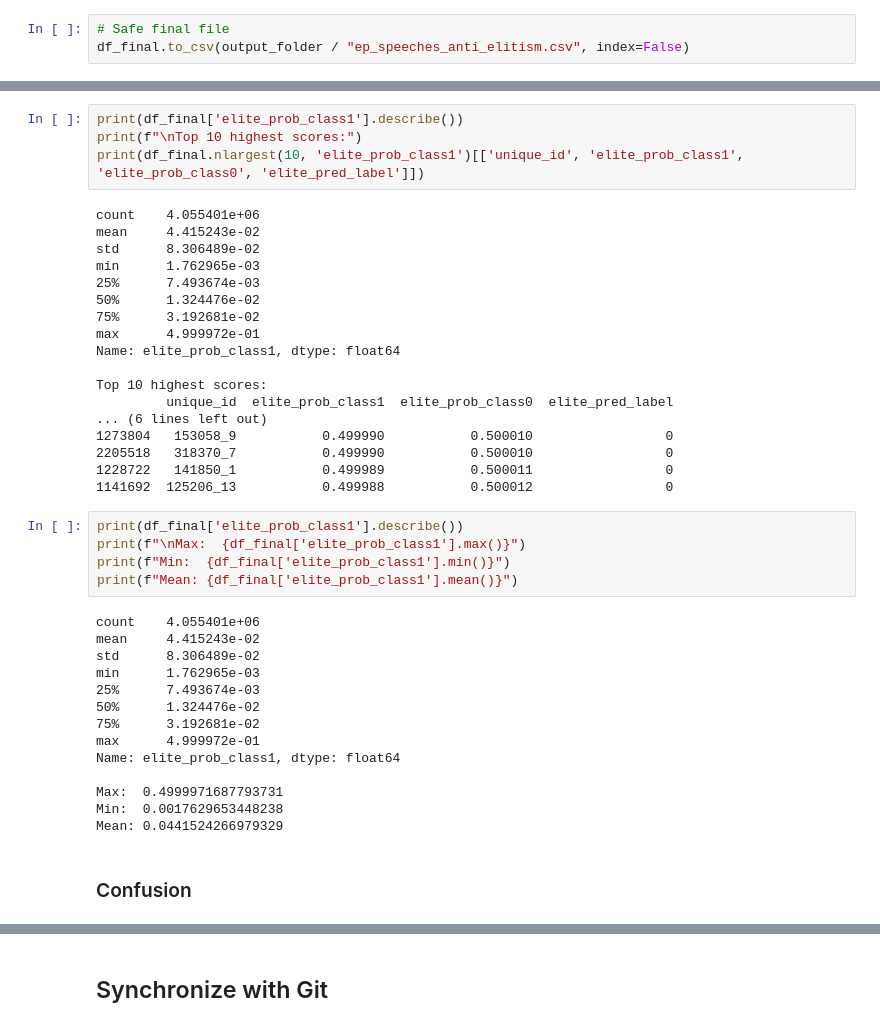
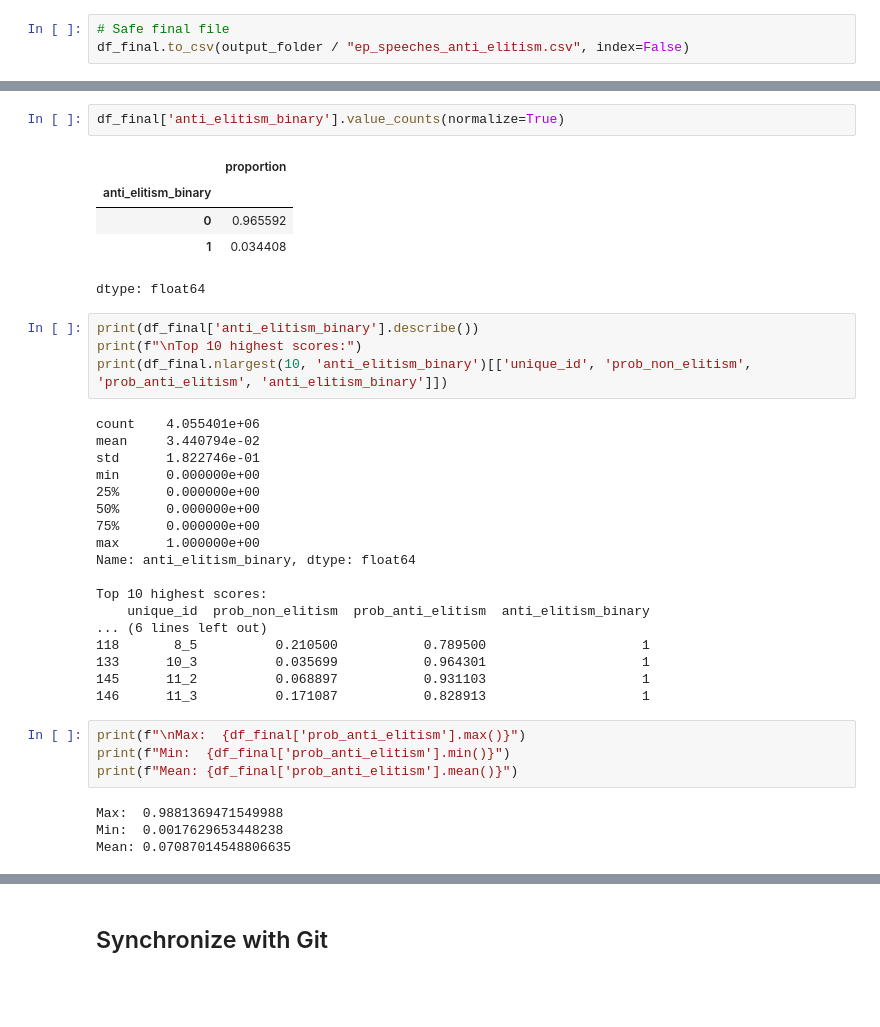
Before and after one commit to gransera/ep_populism_classification, a Jupyter notebook: notebooks/02_model_application_elite.ipynb, the cells around one changed output, grey strips where cells are left out. Drawn from its saved outputs; the diff is of its cells as text; blank space fills up the shorter version.

```diff
--- a/notebooks/02_model_application_elite.ipynb
+++ b/notebooks/02_model_application_elite.ipynb
@@ -251,44 +239,39 @@ df_final['elite_pred_label'].value_counts()
 dtype: int64
+# %%
+df_final['anti_elitism_binary'].value_counts(normalize=True)
+# %% [output]
+|  | proportion |
+| anti_elitism_binary |  |
+| 0 | 0.965592 |
+| 1 | 0.034408 |
+dtype: float64
 # %%
-print(df_final['elite_prob_class1'].describe())
+print(df_final['anti_elitism_binary'].describe())
 print(f"\nTop 10 highest scores:")
-print(df_final.nlargest(10, 'elite_prob_class1')[['unique_id', 'elite_prob_class1', 'elite_prob_class0', 'elite_pred_label']])
+print(df_final.nlargest(10, 'anti_elitism_binary')[['unique_id', 'prob_non_elitism', 'prob_anti_elitism', 'anti_elitism_binary']])
 # %% [output]
 count    4.055401e+06
-mean     4.415243e-02
-std      8.306489e-02
-min      1.762965e-03
-25%      7.493674e-03
-50%      1.324476e-02
-75%      3.192681e-02
-max      4.999972e-01
-Name: elite_prob_class1, dtype: float64
+mean     3.440794e-02
+std      1.822746e-01
+min      0.000000e+00
+25%      0.000000e+00
+50%      0.000000e+00
+75%      0.000000e+00
+max      1.000000e+00
+Name: anti_elitism_binary, dtype: float64
 
 Top 10 highest scores:
-         unique_id  elite_prob_class1  elite_prob_class0  elite_pred_label
+    unique_id  prob_non_elitism  prob_anti_elitism  anti_elitism_binary
 ... (6 lines left out)
-1273804   153058_9           0.499990           0.500010                 0
-2205518   318370_7           0.499990           0.500010                 0
-1228722   141850_1           0.499989           0.500011                 0
-1141692  125206_13           0.499988           0.500012                 0
+118       8_5          0.210500           0.789500                    1
+133      10_3          0.035699           0.964301                    1
+145      11_2          0.068897           0.931103                    1
+146      11_3          0.171087           0.828913                    1
 # %%
-print(df_final['elite_prob_class1'].describe())
-print(f"\nMax:  {df_final['elite_prob_class1'].max()}")
-print(f"Min:  {df_final['elite_prob_class1'].min()}")
-print(f"Mean: {df_final['elite_prob_class1'].mean()}")
+print(f"\nMax:  {df_final['prob_anti_elitism'].max()}")
+print(f"Min:  {df_final['prob_anti_elitism'].min()}")
+print(f"Mean: {df_final['prob_anti_elitism'].mean()}")
 # %% [output]
-count    4.055401e+06
-mean     4.415243e-02
-std      8.306489e-02
-min      1.762965e-03
-25%      7.493674e-03
-50%      1.324476e-02
-75%      3.192681e-02
-max      4.999972e-01
-Name: elite_prob_class1, dtype: float64
-
-Max:  0.4999971687793731
+Max:  0.9881369471549988
 Min:  0.0017629653448238
-Mean: 0.0441524266979329
+Mean: 0.07087014548806635
-# %% [markdown]
-### Confusion
```
Also changed, not shown: parts of 12 cells of this notebook.
